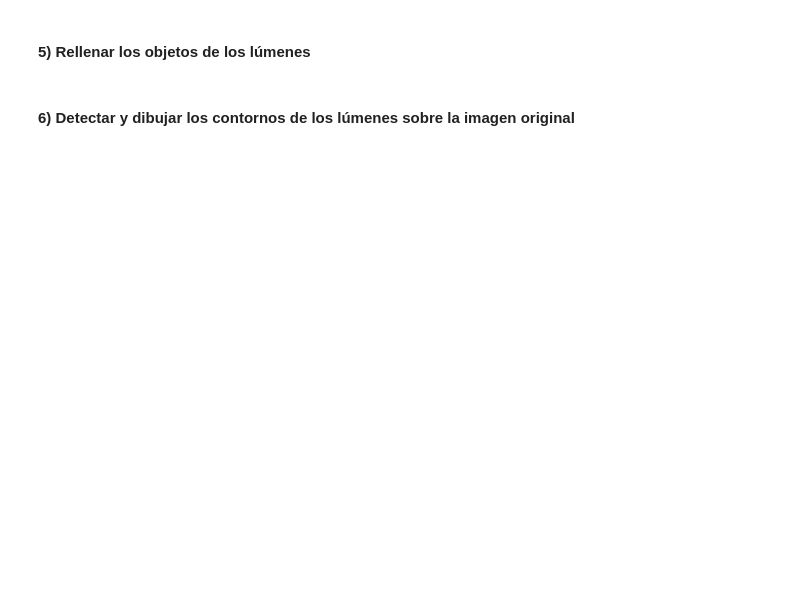
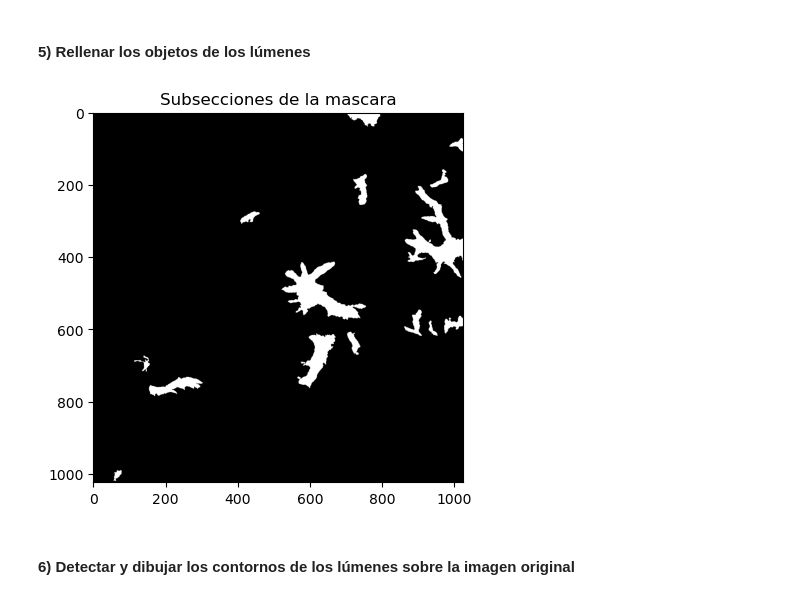
Before and after one commit to Astolfo2332/VIU_act, a Jupyter notebook: supervisado/Actividad_Computer_Vision_C1_Miguel_Lopez_Velez.ipynb, the cells around one changed output. Cells and saved outputs as stored; diff of their text form; code cells hidden in the pictures; blank space fills up the shorter version.

```diff
--- a/supervisado/Actividad_Computer_Vision_C1_Miguel_Lopez_Velez.ipynb
+++ b/supervisado/Actividad_Computer_Vision_C1_Miguel_Lopez_Velez.ipynb
@@ -185,6 +194,15 @@ error: OpenCV(4.11.0) D:\a\opencv-python\opencv-python\opencv\modules\imgproc\sr
 # %%
 # Rellenar los lúmenes con la función binary_fill_holes de la librería scipy.ndimage.morphology
 # Visualizar la máscara resultante
+import scipy as sp
+
+mask_no_holes = sp.ndimage.binary_fill_holes(new_mask)
+
+plt.title("Subsecciones de la mascara")
+plt.imshow(mask_no_holes, cmap="gray")
+plt.show()
+# %% [output]
+[figure, added]
 # %% [markdown]
 #### 6) Detectar y dibujar los contornos de los lúmenes sobre la imagen original
 # %%
```
Also changed, not shown: parts of 10 cells of this notebook.
